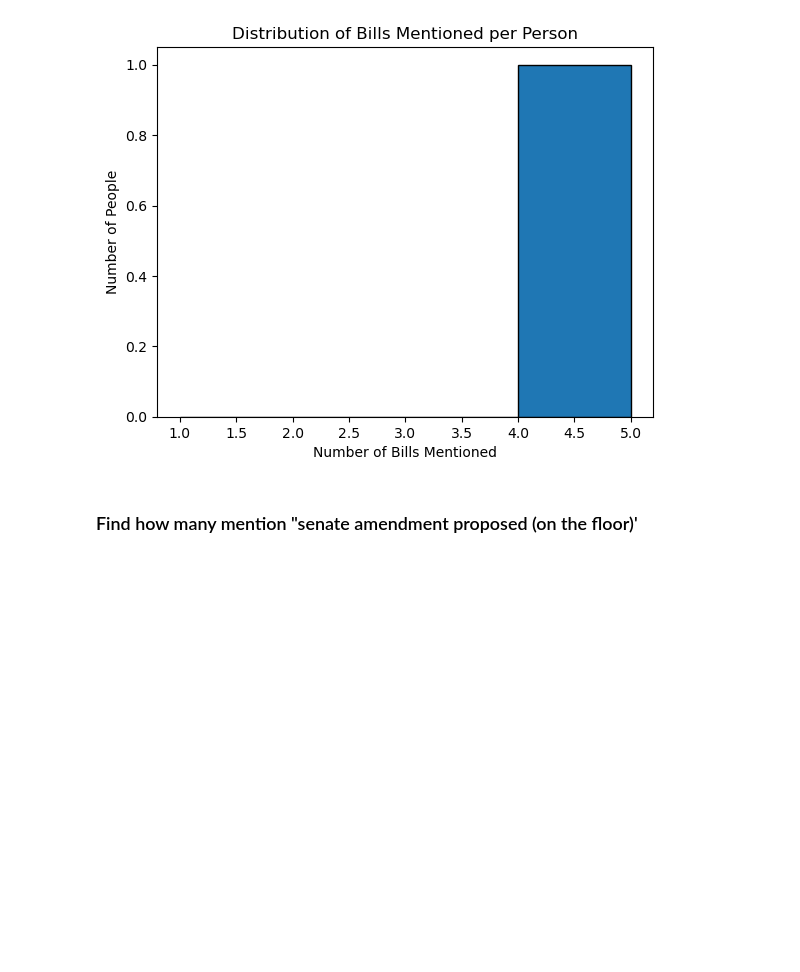
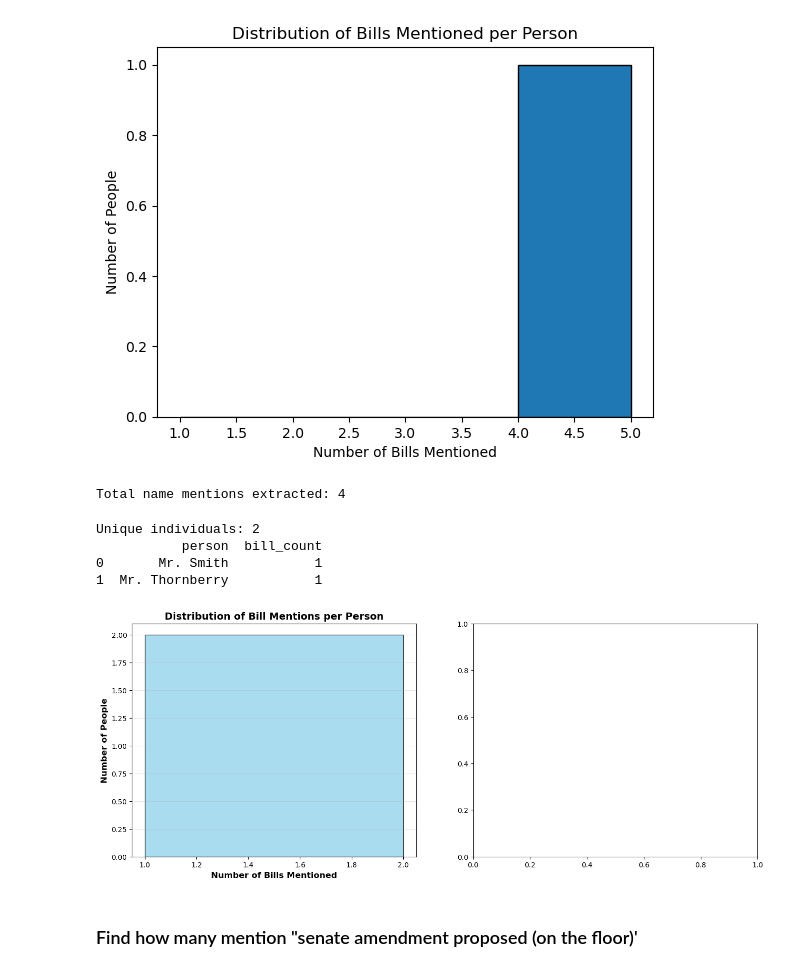
Before and after one commit to Kwatcho/datasci530fall2025, a Jupyter notebook: Homeworks/KM_HW4.ipynb, the cells around one changed output. Cells and saved outputs as stored; diff of their text form; code cells hidden in the pictures; blank space fills up the shorter version.

```diff
--- a/Homeworks/KM_HW4.ipynb
+++ b/Homeworks/KM_HW4.ipynb
@@ -125,0 +184,10 @@ Total House floor actions in Senate Bills: 4
+# %%
+if len(senate_bills_house_floor) > 0:
+    print("Sample actions:")
+    for idx, row in senate_bills_house_floor[['bill_id', 'action']].head(3).iterrows():
+        print(f"\n{row['bill_id']}:")
+        print(f"  {row['action'][:200]}...")
+else:
+    house_mask = senate_bills['action'].str.contains('house', case=False, na=False)
+    senate_bills_house_floor = senate_bills[house_mask].copy()
+    print(f"   Found {len(senate_bills_house_floor):,} actions mentioning 'House'")
@@ -168,6 +251,46 @@ plt.title("Distribution of Bills Mentioned per Person")
 plt.show()
 # %% [output]
 [figure]
+# %%
+# Regex to capture full names
+pattern = r'\b(Mr|Ms|Mrs|Miss|Dr)\.?\s+([A-Z][a-z]+(?:-[A-Z][a-z]+)?(?:\s+[A-Z][a-z]+)*)'
+
+senate_bills_house_floor['names'] = senate_bills_house_floor['action'].apply(
+    lambda x: [f"{title}. {name}" for title, name in re.findall(pattern, x)] if pd.notnull(x) else []
+)
+
+total_names = senate_bills_house_floor['names'].apply(len).sum()
+print(f"Total name mentions extracted: {total_names:,}")
+# %% [output]
+Total name mentions extracted: 4
+# %%
+names_exploded = senate_bills_house_floor.explode('names')
+names_exploded = names_exploded[names_exploded['names'].notna()].copy()
+
+person_counts = names_exploded.groupby('names')['bill_id'].nunique().reset_index()
+person_counts.columns = ['person', 'bill_count']
+person_counts = person_counts.sort_values('bill_count', ascending=False)
+
+print(f"Unique individuals: {len(person_counts):,}")
+print(person_counts.head(10))
+
+# Visualize
+fig, (ax1, ax2) = plt.subplots(1, 2, figsize=(16, 6))
+
+# Histogram
+ax1.hist(person_counts['bill_count'],
+            bins=range(1, person_counts['bill_count'].max() + 2),
+            edgecolor='black', color='skyblue', alpha=0.7)
+ax1.set_xlabel("Number of Bills Mentioned", fontsize=12, fontweight='bold')
+ax1.set_ylabel("Number of People", fontsize=12, fontweight='bold')
+ax1.set_title("Distribution of Bill Mentions per Person", fontsize=14, fontweight='bold')
+ax1.grid(axis='y', alpha=0.3)
+# %% [output]
+Unique individuals: 2
+           person  bill_count
+0       Mr. Smith           1
+1  Mr. Thornberry           1
+[figure, added]
 # %% [markdown]
 ### Find how many mention "senate amendment proposed (on the floor)'
 # %%
```
Also changed, not shown: parts of 27 cells of this notebook, 1 other file.
